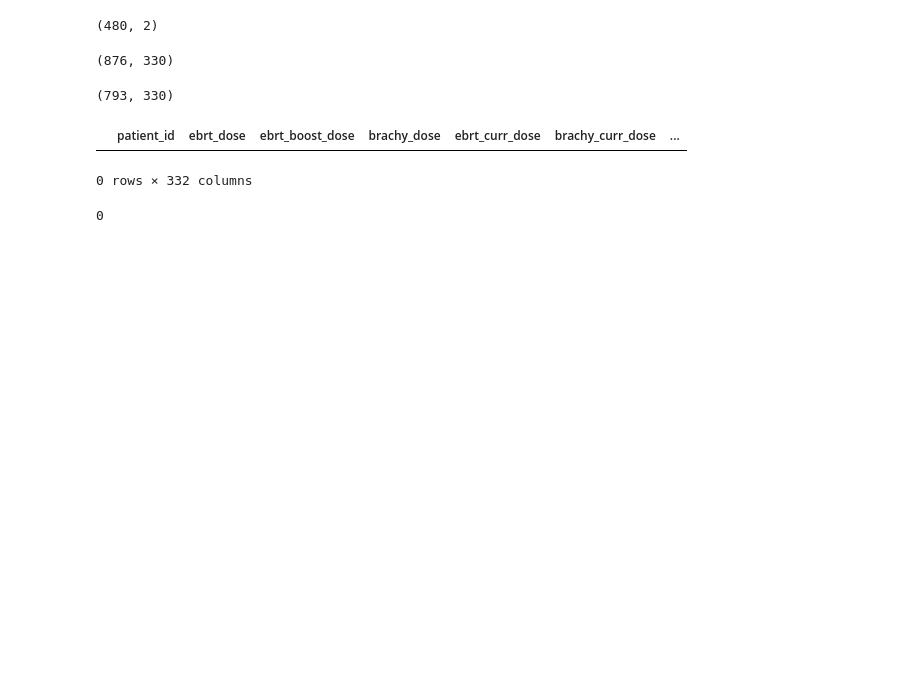
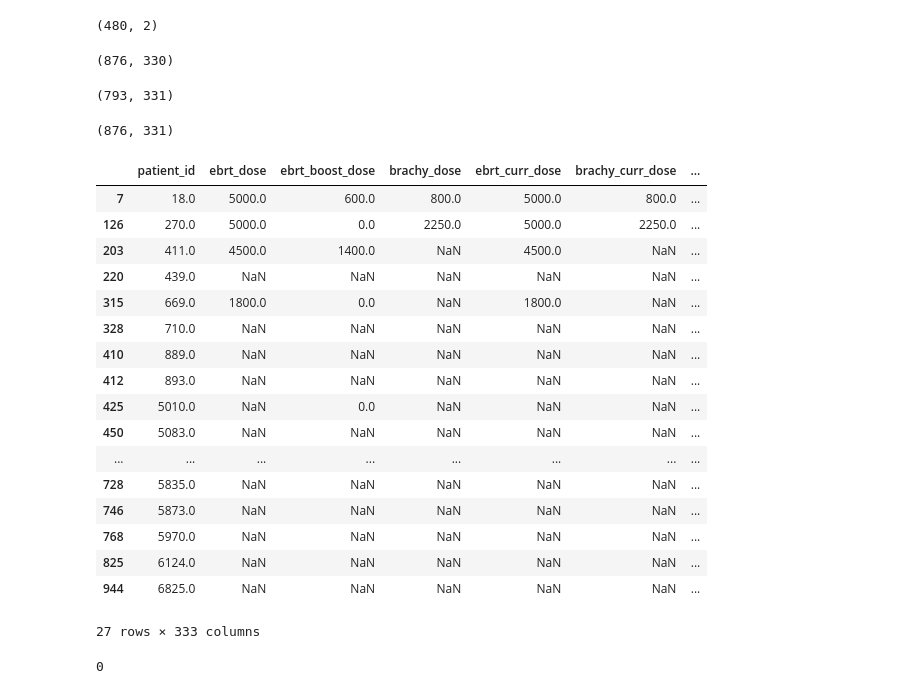
Before and after one commit to jessicaageorge5/radiation_oncology_analysis, a Jupyter notebook: nbs/large_data_cleaning.ipynb, the cells around one changed output. Saved outputs shown, nothing was run; the diff lists cells and outputs as text; code cells hidden in the pictures; blank space fills up the shorter version.

Commit message:
2/18 updates
Adding surgery patients back into data
Finishing and adjusting current tables

```diff
--- a/nbs/large_data_cleaning.ipynb
+++ b/nbs/large_data_cleaning.ipynb
@@ -532,16 +532,18 @@ non_surgery_patients = data[data["patient_id"].isin([6279, 47, 177, 712, 333, 63
 # %%
 # Grab all patients for analysis based on their stage/surgery status
 
-# 793 patients IB and worse in large data, non-surgery patients
+# IB and IB1 in large data, non-surgery patients
 ib_ib1_no_surg = data[((data["init_cancer_stage_exact"] == 4) |
                  (data["final_cancer_stage_exact"] == 4) |
                  (data["init_cancer_stage_exact"] == 5) |
                  (data["final_cancer_stage_exact"] == 5)) &
                  (data["brachy_curr_dose"].isnull() == False)]
 
+# IB2 and worse
 ib2_plus = data[(data["init_cancer_stage_exact"].isin([6, 7, 8, 9, 10, 11, 12, 14, 15])) |
                  (data["final_cancer_stage_exact"].isin([6, 7, 8, 9, 10, 11, 12, 14, 15]))]
 
+# IB and IB1 who did not receive brachy and did not receive surgery
 other_no_surg = data[data["patient_id"].isin([6279, 47, 177, 712, 333, 6350, 5584])]
 
 data_patient_set = set(set(ib_ib1_no_surg["patient_id"]).union(set(ib2_plus["patient_id"])).union(set(other_no_surg["patient_id"])))
@@ -554,19 +556,67 @@ ib_data.loc[ib_data["ebrt_curr_dose"] == 45000, "ebrt_curr_dose"] = 4500
 ib_data.loc[ib_data["ebrt_curr_dose"] == 21000, "ebrt_curr_dose"] = 2100
 ib_data.loc[ib_data["ebrt_boost_curr_dose"] == 9999, "ebrt_boost_curr_dose"] = np.nan
 
+# Add indicator that these patients did not receive surgery
+ib_data["surgery"] = 0
+
 ib_data.shape # 807 rows × 328 columns
 # %% [output]
-(793, 330)
+(793, 331)
+# %%
+# Now adding in non-surgery patients, requested 2/18
+remaining_non_ib_patients = data[data["patient_id"].isin(set(data["patient_id"]) - data_patient_set)]
+remaining_non_ib_patients.shape
+
+# Check if these patients have had any treatment
+# Chemo -- 5 patients
+len(set(remaining_non_ib_patients["total_chemo_received"].dropna()))
+# EBRT -- 4 patients
+len(set(remaining_non_ib_patients["ebrt_curr_dose"].dropna()))
+# Brachy -- 5 patients
+len(set(remaining_non_ib_patients["brachy_curr_dose"].dropna()))
+# EBRT Boost -- 5 patients
+len(set(remaining_non_ib_patients["ebrt_boost_curr_dose"].dropna()))
+# EQD2 -- 10 patients
+len(set(remaining_non_ib_patients["eqd2"].dropna()))
+# remaining_non_ib_patients.loc[remaining_non_ib_patients["eqd2"] == ''] = np.nan
+# remaining_non_ib_patients["eqd2"].astype(float).describe()
+
+# * Checking to make sure patients did not receive surgery
+remaining_non_ib_patients[remaining_non_ib_patients["eqd2"] == '']["patient_id"].to_excel("potential_73_surgery_patients.xlsx", index = False)
+# Add indicator that these patients did receive surgery
+remaining_non_ib_patients["surgery"] = 1
+
+# Combine these patients with ib_data
+all_patients = pd.concat([ib_data, remaining_non_ib_patients], ignore_index = False)
+all_patients.shape
+# %% [output]
+(876, 331)
 # %%
 # These patients are missing intial cancer stage, using final cancer stage for them
-len(ib_data[(ib_data["init_cancer_stage_exact"].isnull()) & (ib_data["final_cancer_stage_exact"].isnull() == False)])
+len(all_patients[(all_patients["init_cancer_stage_exact"].isnull()) & (all_patients["final_cancer_stage_exact"].isnull() == False)])
 
 # Fill in column for combined cancer stage (Filling in data cancer stage when initial is null)
-ib_data["combined_cancer_stage_exact"] = ib_data["init_cancer_stage_exact"].fillna(ib_data["final_cancer_stage_exact"])
-ib_data["combined_cancer_stage"] = ib_data["init_cancer_stage"].fillna(ib_data["final_cancer_stage"])
-ib_data[ib_data["combined_cancer_stage_exact"].isnull()]
+all_patients["combined_cancer_stage_exact"] = all_patients["init_cancer_stage_exact"].fillna(all_patients["final_cancer_stage_exact"])
+all_patients["combined_cancer_stage"] = all_patients["init_cancer_stage"].fillna(all_patients["final_cancer_stage"])
+all_patients[all_patients["combined_cancer_stage_exact"].isnull()]
 # %% [output]
 |  | patient_id | ebrt_dose | ebrt_boost_dose | brachy_dose | ebrt_curr_dose | brachy_curr_dose | ... |
+| 7 | 18.0 | 5000.0 | 600.0 | 800.0 | 5000.0 | 800.0 | ... |
+| 126 | 270.0 | 5000.0 | 0.0 | 2250.0 | 5000.0 | 2250.0 | ... |
+| 203 | 411.0 | 4500.0 | 1400.0 | NaN | 4500.0 | NaN | ... |
+| 220 | 439.0 | NaN | NaN | NaN | NaN | NaN | ... |
+| 315 | 669.0 | 1800.0 | 0.0 | NaN | 1800.0 | NaN | ... |
+| 328 | 710.0 | NaN | NaN | NaN | NaN | NaN | ... |
+| 410 | 889.0 | NaN | NaN | NaN | NaN | NaN | ... |
+| 412 | 893.0 | NaN | NaN | NaN | NaN | NaN | ... |
+| 425 | 5010.0 | NaN | 0.0 | NaN | NaN | NaN | ... |
+| 450 | 5083.0 | NaN | NaN | NaN | NaN | NaN | ... |
+| ... | ... | ... | ... | ... | ... | ... | ... |
+| 728 | 5835.0 | NaN | NaN | NaN | NaN | NaN | ... |
+| 746 | 5873.0 | NaN | NaN | NaN | NaN | NaN | ... |
+| 768 | 5970.0 | NaN | NaN | NaN | NaN | NaN | ... |
+| 825 | 6124.0 | NaN | NaN | NaN | NaN | NaN | ... |
+| 944 | 6825.0 | NaN | NaN | NaN | NaN | NaN | ... |
-0 rows × 332 columns
+27 rows × 333 columns
 # %%
 # Use pathology_date for treat_start_date (later, this will be used to calculate time_alive)
```
Also changed, not shown: parts of 5 cells of this notebook, 7 other files.
